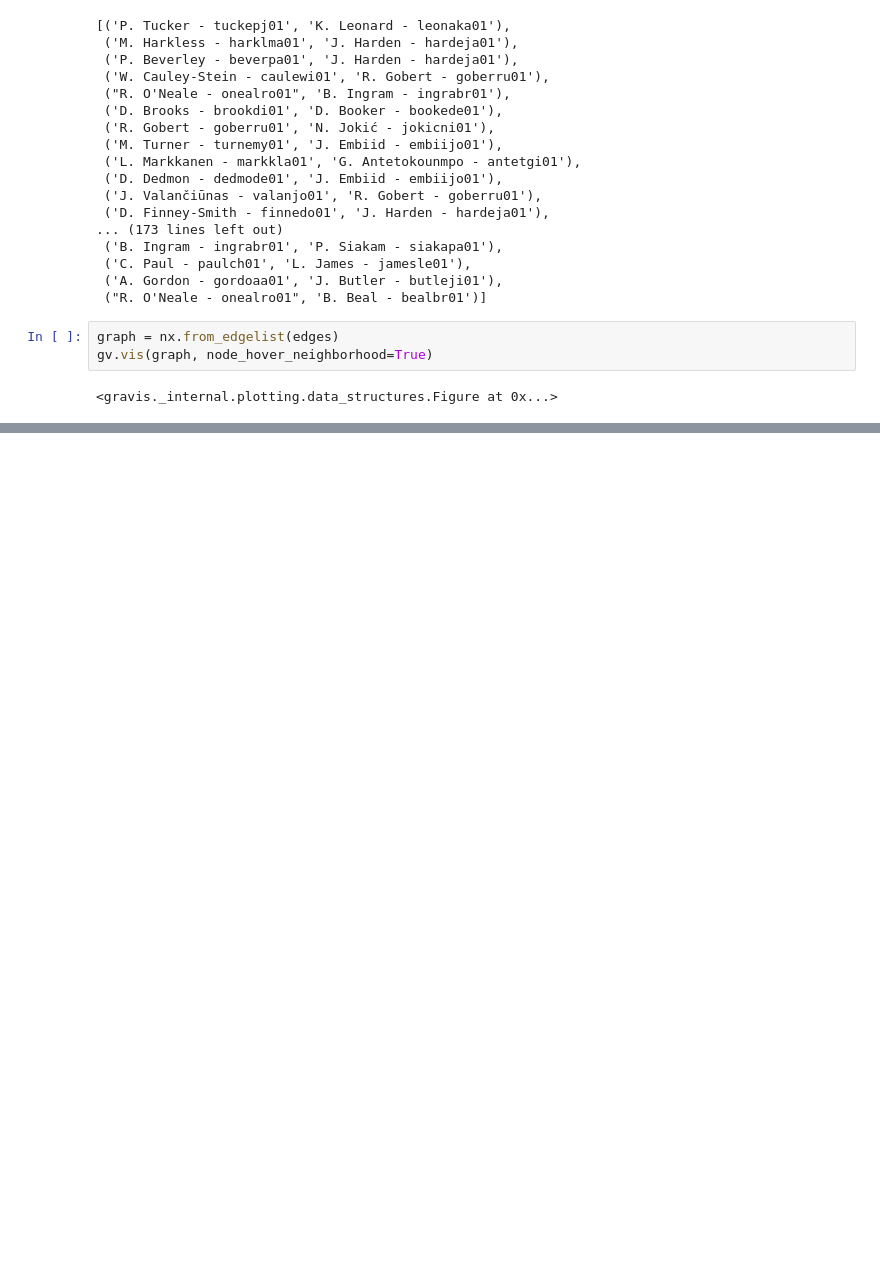
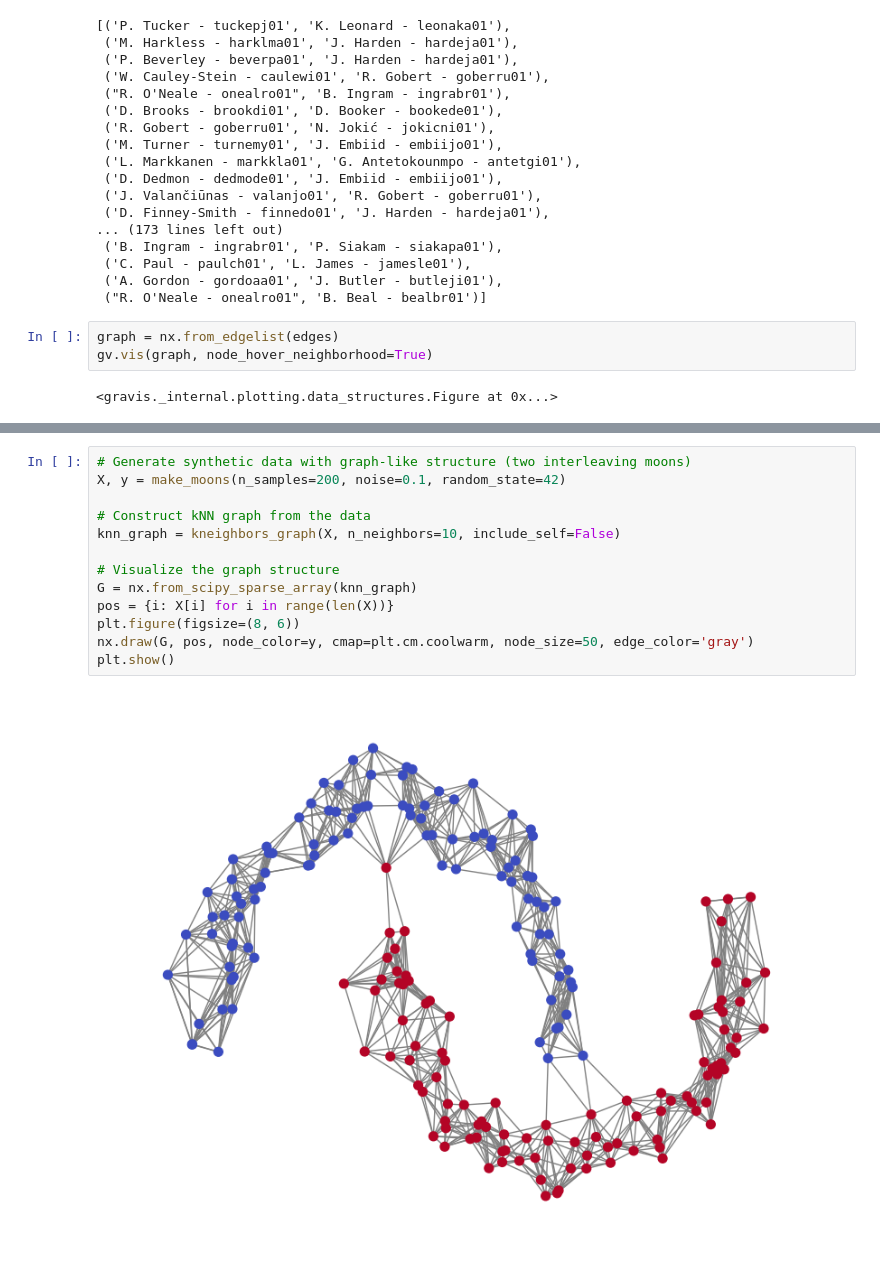
Before and after one commit to kaygun/MYZ309E, a Jupyter notebook: lectures/Lecture_15.ipynb, the cells around one changed output, grey strips where cells are left out. Saved outputs shown, nothing was run; the diff lists cells and outputs as text; blank space fills up the shorter version.

Commit message:
Lecture 15 (Graph data) is added.

```diff
--- a/lectures/Lecture_15.ipynb
+++ b/lectures/Lecture_15.ipynb
@@ -803,0 +849,15 @@ gv.vis(graph, node_hover_neighborhood=True)
+# %%
+# Generate synthetic data with graph-like structure (two interleaving moons)
+X, y = make_moons(n_samples=200, noise=0.1, random_state=42)
+
+# Construct kNN graph from the data
+knn_graph = kneighbors_graph(X, n_neighbors=10, include_self=False)
+
+# Visualize the graph structure
+G = nx.from_scipy_sparse_array(knn_graph)
+pos = {i: X[i] for i in range(len(X))}
+plt.figure(figsize=(8, 6))
+nx.draw(G, pos, node_color=y, cmap=plt.cm.coolwarm, node_size=50, edge_color='gray')
+plt.show()
+# %% [output]
+[figure, added]
```
Also changed, not shown: parts of 8 cells of this notebook.
